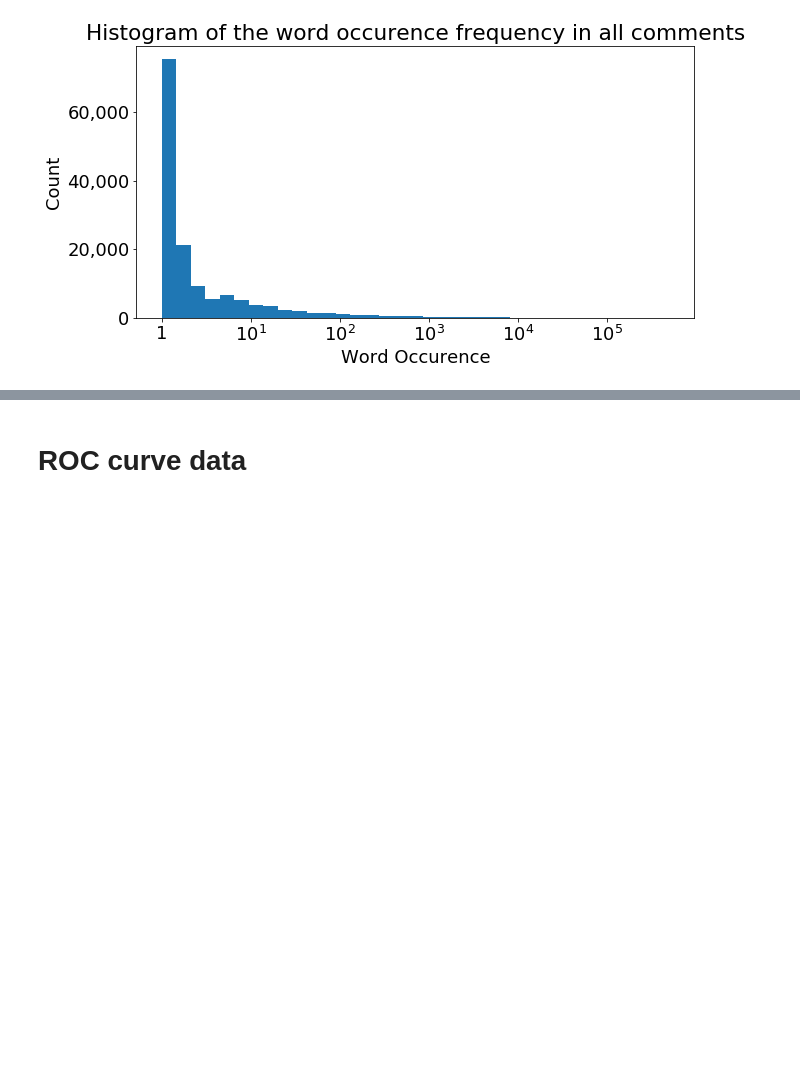
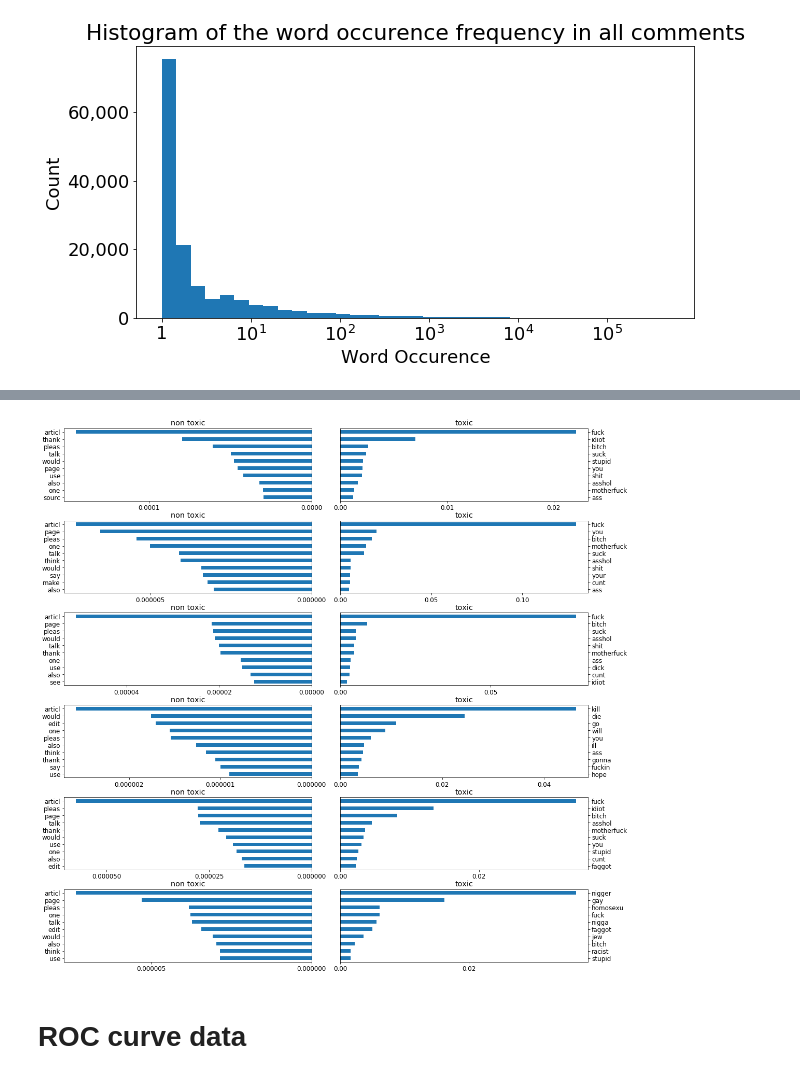
Before and after one commit to deprekate/CS273A-project, a Jupyter notebook: jupyter/plots_for_writeup.ipynb, the cells around one changed output, grey strips where cells are left out. Cells and saved outputs as stored; diff of their text form; code cells hidden in the pictures; blank space fills up the shorter version.

Commit message:
Added jupyter code to plot importances

```diff
--- a/jupyter/plots_for_writeup.ipynb
+++ b/jupyter/plots_for_writeup.ipynb
@@ -86,0 +89,3 @@ ax.set_yticklabels(['{:,}'.format(int(x)) for x in ax.get_yticks().tolist()]);
+# %%
+imp_tox = pd.read_csv('../importances/new/importance_scores_toxic.tsv',header=None,sep='\t')
+imp_tox.columns = ['TYPE', 'WORD', 'IMPORTANCE']
@@ -86,0 +106,37 @@ ax.set_yticklabels(['{:,}'.format(int(x)) for x in ax.get_yticks().tolist()]);
+# %%
+plt.rcParams['figure.figsize'] = [15, 15]
+plt.rcParams.update({'font.size': 12})
+
+fig, axs = plt.subplots(nrows=6, ncols=2, sharey=False)
+fig.tight_layout()
+
+for i, category in enumerate(["toxic","severe_toxic","obscene","threat","insult","identity_hate"]):
+    # READ IN FILE
+    file_name = "../importances/new/importance_scores_" + category + ".tsv"
+    imp_tox = pd.read_csv(file_name, header=None, sep='\t')
+    imp_tox.columns = ['TYPE', 'WORD', 'IMPORTANCE']
+    non_toxic = "non_" + category
+    toxic = category
+
+    # CREATE BAR PLOTS
+    imp_tox[imp_tox.TYPE==non_toxic]\
+                .sort_values(by=['IMPORTANCE'],ascending=False)[:10]\
+                .sort_values(by=['IMPORTANCE'],ascending=True)\
+                .plot.barh(x='WORD', y='IMPORTANCE',ax=axs[i,0])
+    axs[i,0].invert_xaxis()
+    axs[i,0].set_ylabel('')
+    axs[i,0].set_title('non toxic')
+    axs[i,0].legend().set_visible(False)
+    axs[i,0].locator_params(axis='x', nbins=3)
+    imp_tox[imp_tox.TYPE==toxic]\
+                .sort_values(by=['IMPORTANCE'],ascending=False)[:10]\
+                .sort_values(by=['IMPORTANCE'],ascending=True)\
+                .plot.barh(x='WORD', y='IMPORTANCE',ax=axs[i,1])
+    axs[i,1].yaxis.set_label_position("right")
+    axs[i,1].yaxis.tick_right()
+    axs[i,1].set_ylabel('')
+    axs[i,1].set_title('toxic')
+    axs[i,1].legend().set_visible(False)
+    axs[i,1].locator_params(axis='x', nbins=3)
+# %% [output]
+[figure, added]
```
Also changed, not shown: parts of 4 cells of this notebook.
